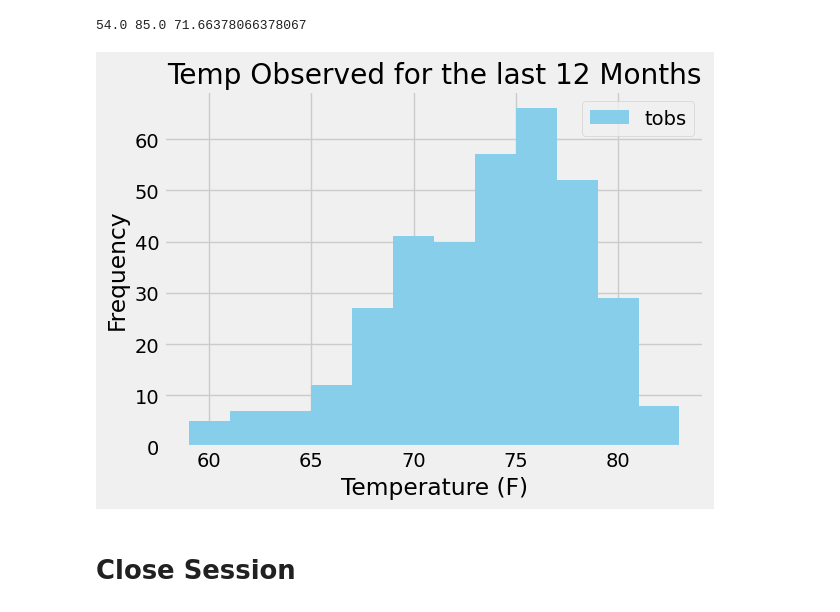
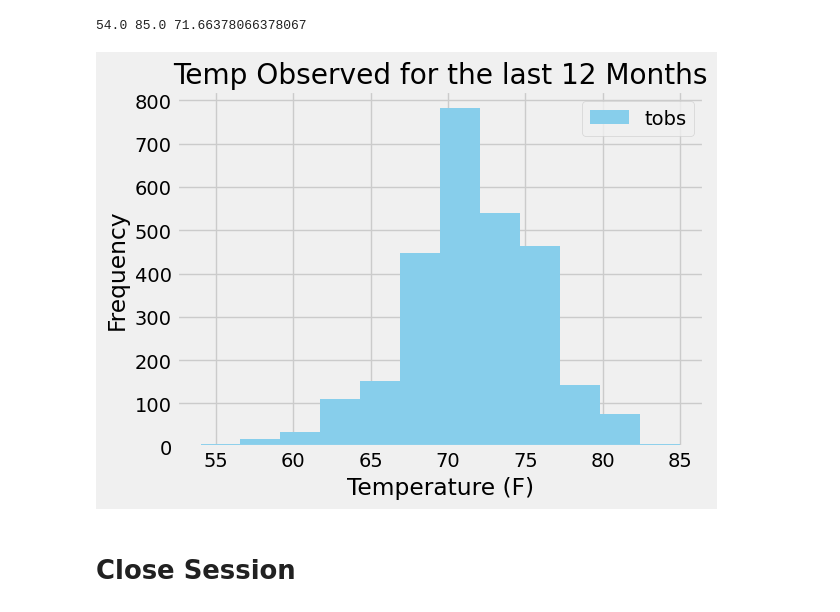
Before and after one commit to RamirezMaribel/sqlalchemy_challenge, a Jupyter notebook: surfsup/climate_starter_hw.ipynb, the cells around one changed output. Cells and saved outputs as stored; diff of their text form; code cells hidden in the pictures.

```diff
--- a/surfsup/climate_starter_hw.ipynb
+++ b/surfsup/climate_starter_hw.ipynb
@@ -158,24 +158,24 @@ print(min_temp,max_temp,avg_temp)
 # %%
 #Cell 15 of homework
 # Using the most active station id
 # Query the last 12 months of temperature observation data for this station and plot the results as a histogram
 latestdate=session.query(func.max(measurement.date)).scalar()
 latest=dt.datetime.strptime(latestdate,'%Y-%m-%d')
 prioryear=latest-dt.timedelta(days=365)
 prioryear_str=prioryear.strftime('%y-%m-%d')
-activestation=session.query(measurement.date,measurement.tobs).filter(measurement.station=='USC00519281').filter(measurement.date>=prioryear).filter(measurement.date<=latest).all()
+activestation=session.query(measurement.date,measurement.tobs).filter(measurement.station=='USC00519281').filter(measurement.date>=prioryear_str).filter(measurement.date<=latest).all()
 active_df=pd.DataFrame(activestation,columns=['date','temperature'])
 
 #plotting the histogram
 
 plt.hist(active_df['temperature'], bins=12, color='skyblue',label='tobs')
 plt.xlabel('Temperature (F)')
 plt.ylabel('Frequency')
 plt.title('Temp Observed for the last 12 Months')
 plt.legend()
 plt.tight_layout();
 # %% [output]
-[figure, old version]
+[figure, new version]
 # %% [markdown]
 # Close Session
 # %%
```
Also changed, not shown: 1 other file.
